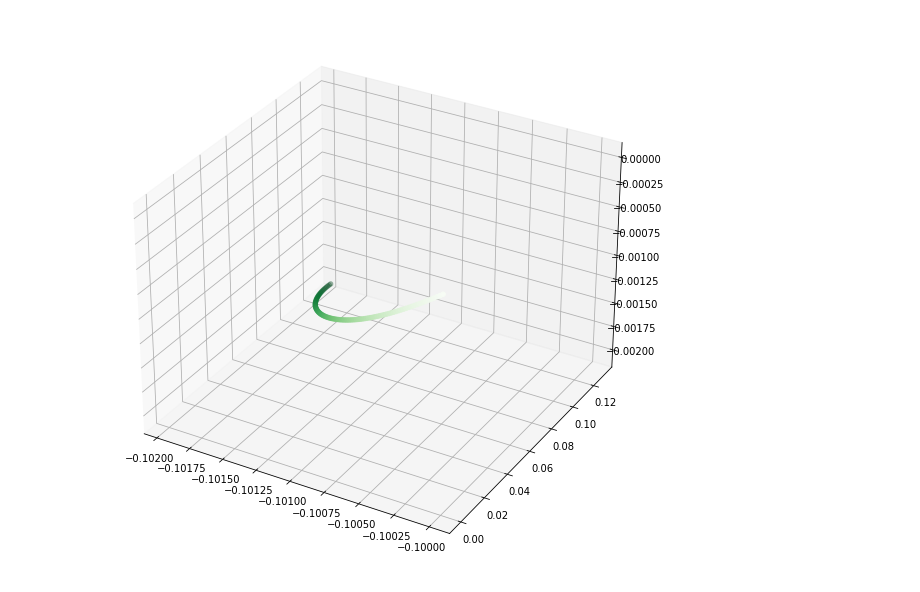
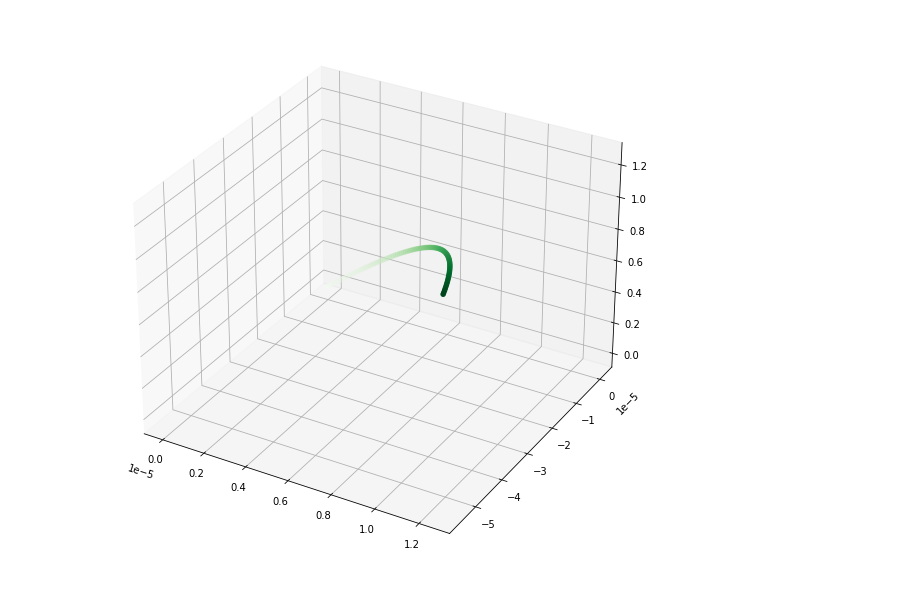
Before and after one commit to afurman2/Phys1600Final, a Jupyter notebook: FinalProject.ipynb, the cells around one changed output. Drawn from its saved outputs; the diff is of its cells as text; code cells hidden in the pictures.

```diff
--- a/FinalProject.ipynb
+++ b/FinalProject.ipynb
@@ -9,7 +9,7 @@ import matplotlib.pyplot as plt
 
 from components import *
 # %%
-sim = libem.EMSimulationSpace3D(space_size=(2, 2, 2), top_left=(-1, -1, -1), scale=30)
+sim = libem.EMSimulationSpace3D(space_size=(2, 2, 2), top_left=(-1, -1, -1), scale=50)
 VOLT = 10
 sim.compute(make_enforcer(
     enf(EMObjects.rectangular_prism_solid, (-0.8, -0.8, -0.8), (1.6, 0.1, 1.6), -VOLT),
@@ -43,14 +37,14 @@ print(sim.V[sim.global_unit_to_point((0, 0.25, 0.25))])
 # %%
-m1 = libem.ChargedParticle3D(sim, 0.1, -1, (-0.1, 0, 0), (0.0, 0.0, 0.0))
+m1 = libem.ChargedParticle3D(sim, 1, 0.01, (0, 0, 0), (0.0, 0.0, 0.0))
 trange = np.linspace(0, 2, 100)
 m1.compute_motion(trange)
 
 fig = plt.figure(figsize=(10, 10))
 ax = plt.axes(projection="3d")
 
 #Visualizations.colormesh_3d(sim, size=(8, 8), resolution=1, color_norm=1, graph_ax=ax)
 Visualizations.trajectory_3d(m1.time, m1.position, graph_ax=ax)
 
 plt.show()
 # %% [output]
-[figure, old version]
+[figure, new version]
```
Also changed, not shown: parts of 6 cells of this notebook, 1 other file.
